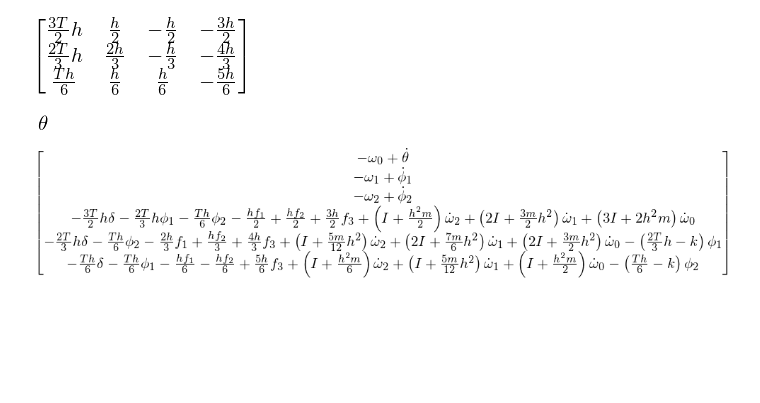
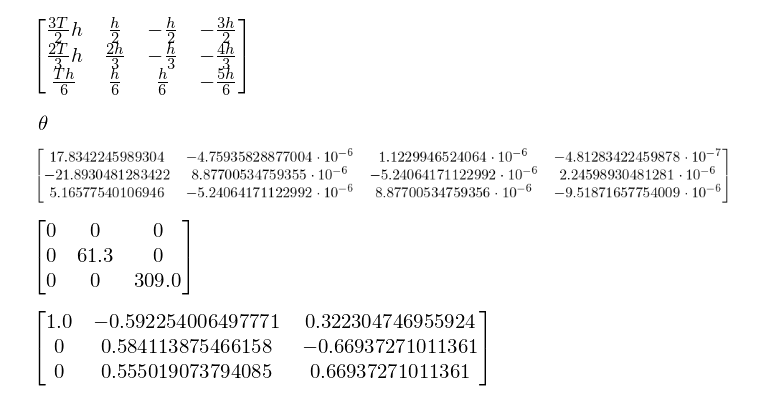
Before and after one commit to joethomps/eccomas2017paper, a Jupyter notebook: python/segmented_3_rocket_eom.ipynb, the cells around one changed output. Saved outputs shown, nothing was run; the diff lists cells and outputs as text; code cells hidden in the pictures; blank space fills up the shorter version.

Commit message:
added equations and images

```diff
--- a/python/segmented_3_rocket_eom.ipynb
+++ b/python/segmented_3_rocket_eom.ipynb
@@ -68,8 +68,8 @@ KM = KanesMethod(N, q_ind=[q3, q4, q5], u_ind=[u1, u2, u3, u4, u5], kd_eqs = [q3
 (fr, frstar) = KM.kanes_equations(ForceList, BodyList)
 EOM = fr+frstar
 # %%
-u1dsub=solve(ax-dot(CM1.acc(N),A.x),u1d)[0]
-u2dsub=solve(az-dot(CM1.acc(N),A.z),u2d)[0]
+u1dsub=solve(ax-dot(CM1.acc(Ne),A.x),u1d)[0]
+u2dsub=solve(az-dot(CM1.acc(Ne),A.z),u2d)[0]
 EOMa = expand(EOM).subs([(u1d,u1dsub),(u2d,u2dsub)])
 
 axsub=solve(EOMa[0],ax)[0]
@@ -83,9 +83,9 @@ EOMr = EOMa[2:5,0].subs([(ax,axsub),(az,azsub)])
 
 from sympy import acos
 y = dynamicsymbols('y')
-output = acos(dot(A.x,N.x))
-#output = acos(dot(B.x,N.x))
-#output = acos(dot(C.x,N.x))
+output = acos(dot(A.x,Ne.x))
+#output = acos(dot(B.x,Ne.x))
+#output = acos(dot(C.x,Ne.x))
 # %%
 op_point = {q3: 0, u3: 0, q4: 0, u4: 0, q5: 0, u5: 0}
 EOMr.expand
@@ -138,7 +146,8 @@ from sympy import trigsimp
 simplify(trigsimp(output))
 # %% [output]
 [figure]
-# %%
-EOMlin
-# %% [output]
-[figure, removed]
+# %%
+param_num = {I:5e5,T:2.3e6,h:10,k:6e7,m:0.5e5}
+Mmnum = Mm[3:6,3:6].subs(param_num)
+Amnum = simplify(-Am[3:6,0:3]).subs(param_num)
+Bmnum = Bm[3:6,:].subs(param_num)
@@ -144,0 +165,7 @@ EOMlin
+# %%
+MA = Mmnum.inv()*Amnum
+MB = Mmnum.inv()*Bmnum
+MA
+MB
+# %% [output]
+[figure, added]
@@ -144,0 +178,5 @@ EOMlin
+# %%
+N(V,3)
+N(Lam,3)
+# %% [output]
+[figure, added]
@@ -144,0 +210,4 @@ EOMlin
+# %%
+V
+# %% [output]
+[figure, added]
```
Also changed, not shown: parts of 5 cells of this notebook, 3 other files.
